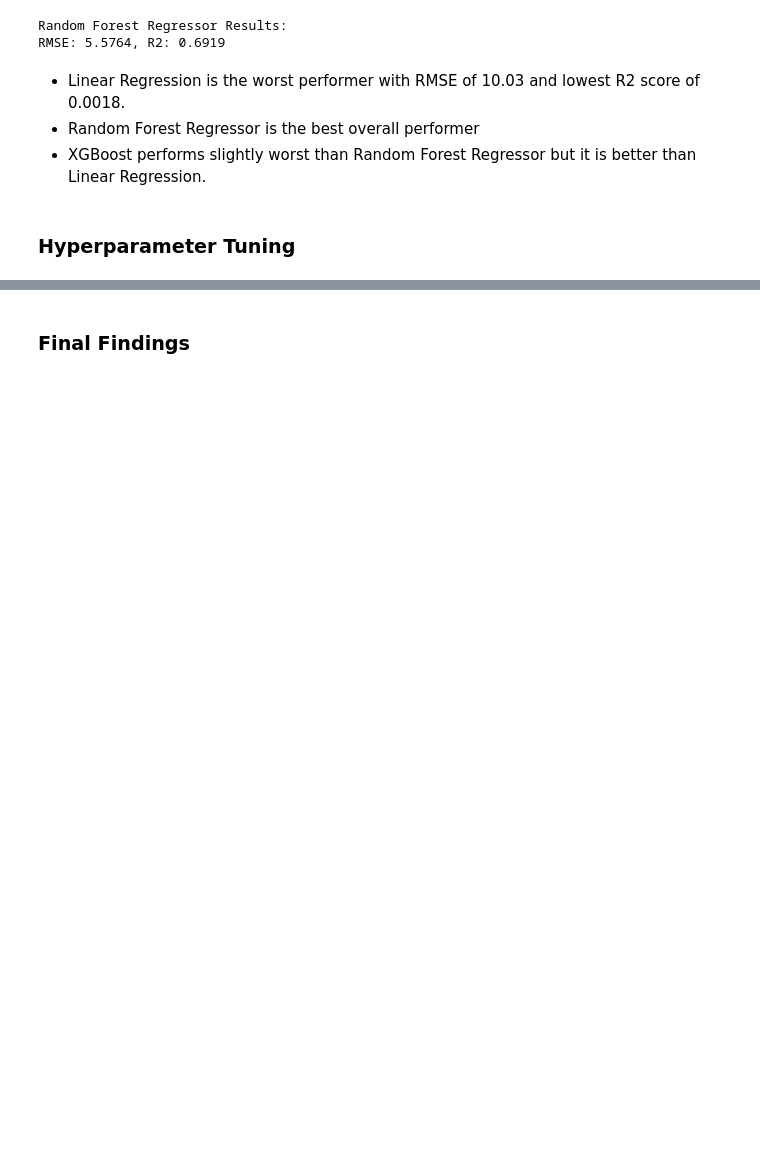
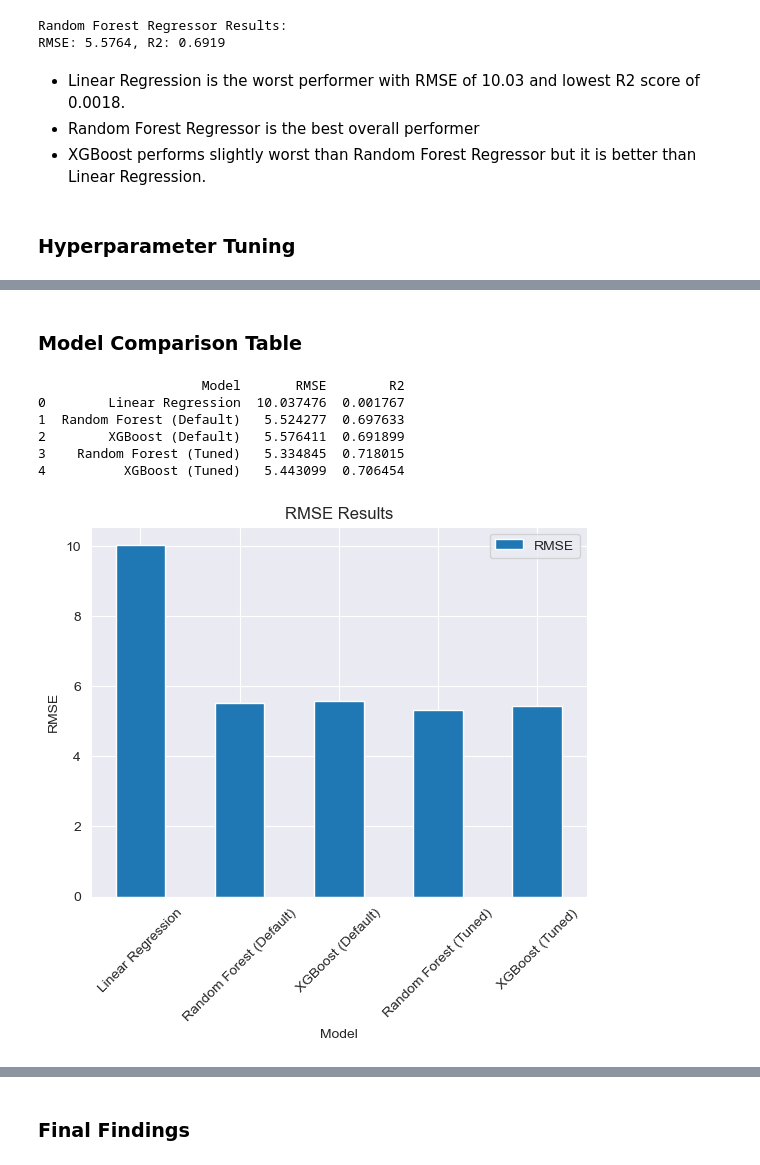
Before and after one commit to junaidazhar42/Uber-Fare-Prediction, a Jupyter notebook: main.ipynb, the cells around one changed output, grey strips where cells are left out. Saved outputs shown, nothing was run; the diff lists cells and outputs as text; code cells hidden in the pictures; blank space fills up the shorter version.

Commit message:
XGB HP Tuning & Model Comparison

```diff
--- a/main.ipynb
+++ b/main.ipynb
@@ -488,8 +489,8 @@ print('Best CV RMSE: ', -grid_search.best_score_)
 best_rf = grid_search.best_estimator_
 
 y_pred = best_rf.predict(X_test)
-best_rf_rmse = float(np.sqrt(mean_squared_error(y_pred, y_test)))
-best_rf_r2 = float(r2_score(y_pred, y_test))
+best_rf_rmse = float(np.sqrt(mean_squared_error(y_test, y_pred)))
+best_rf_r2 = float(r2_score(y_test, y_pred))
 
 print("Values of RMSE and R2 after fine-tuning: ")
 print(f"RMSE: {best_rf_rmse: .4f}, R2: {best_rf_r2: .4f}")
@@ -508,0 +557,44 @@ RMSE:  5.3348, R2:  0.5692
+# %% [markdown]
+### Model Comparison Table
+# %%
+results = {
+    'Model': [
+        'Linear Regression',
+        'Random Forest (Default)',
+        'XGBoost (Default)',
+        'Random Forest (Tuned)',
+        'XGBoost (Tuned)'
+    ],
+    'RMSE': [
+        rmse_lr,
+        rmse_rf,
+        rmse_xgb,
+        best_rf_rmse,
+        best_xgb_rmse
+    ],
+    'R2': [
+        r2_lr,
+        r2_rf,
+        r2_xgb,
+        best_rf_r2,
+        best_xgb_r2
+    ]
+}
+
+
+results_df = pd.DataFrame(results)
+print(results_df)
+results_df.plot.bar(x = 'Model', y = 'RMSE')
+plt.xticks(rotation=45)
+plt.xlabel("Model")
+plt.ylabel("RMSE")
+plt.title("RMSE Results")
+plt.show()
+# %% [output]
+                     Model       RMSE        R2
+0        Linear Regression  10.037476  0.001767
+1  Random Forest (Default)   5.524277  0.697633
+2        XGBoost (Default)   5.576411  0.691899
+3    Random Forest (Tuned)   5.334845  0.718015
+4          XGBoost (Tuned)   5.443099  0.706454
+[figure, added]
```
Also changed, not shown: parts of 10 cells of this notebook.
